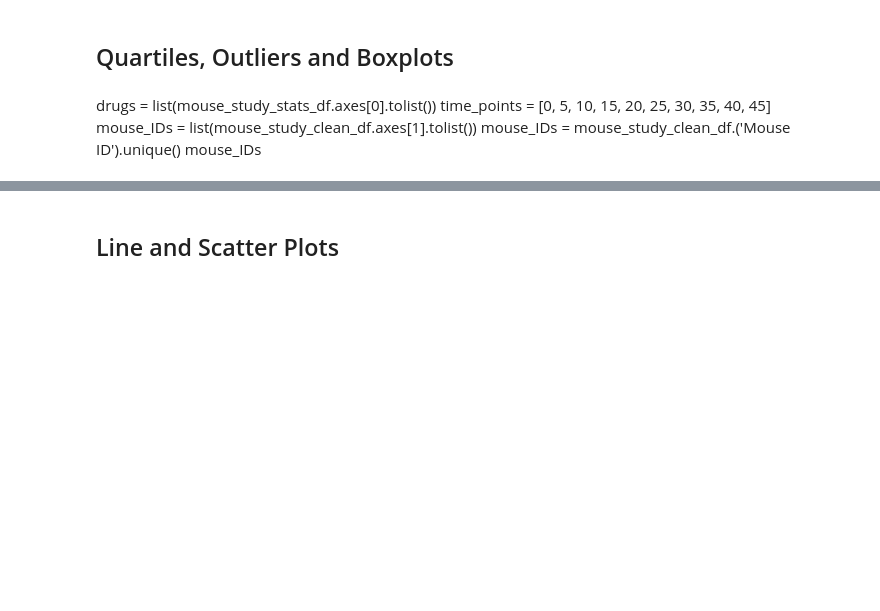
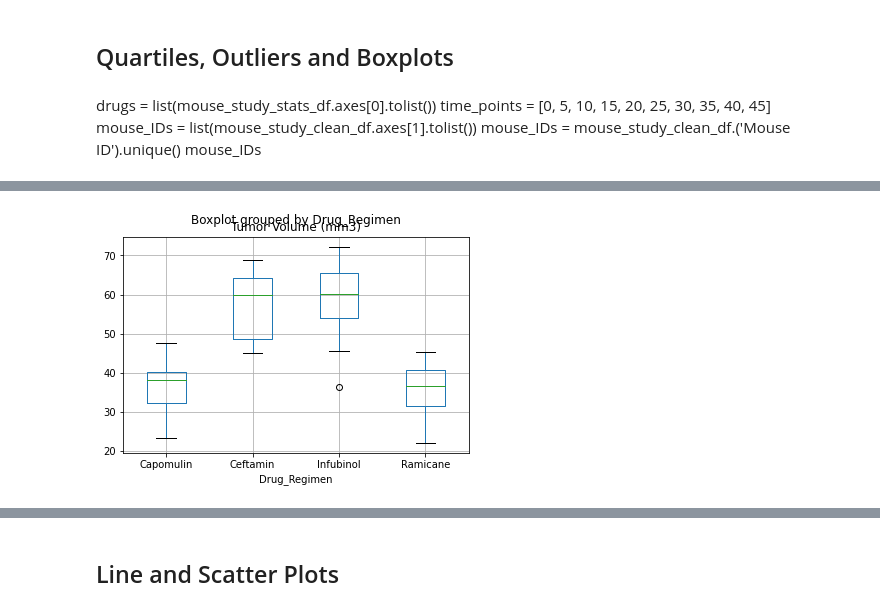
Before and after one commit to bjmacgreg/Pymaceuticals, a Jupyter notebook: pymaceuticals_starter.ipynb, the cells around one changed output, grey strips where cells are left out. Saved outputs shown, nothing was run; the diff lists cells and outputs as text; code cells hidden in the pictures; blank space fills up the shorter version.

```diff
--- a/pymaceuticals_starter.ipynb
+++ b/pymaceuticals_starter.ipynb
@@ -327,32 +328,49 @@ best_drugs_final_timepoints_df
 # %%
 #Using Matplotlib, generate a box and whisker plot of the final tumor volume for all four treatment regimens
 #and highlight any potential outliers in the plot by changing their color and style.
 
 #Hint**: All four box plots should be within the same figure. Use this [Matplotlib documentation page]
 #(https://matplotlib.org/gallery/pyplots/boxplot_demo_pyplot.html#sphx-glr-gallery-pyplots-boxplot-demo-pyplot-py)
 #for help with changing the style of the outliers.
+#tumor_size_boxplot = best_drugs_final_timepoints_df.boxplot(column="Tumor Volume (mm3)")
+tumor_size_boxplot = best_drugs_final_timepoints_df.boxplot(column="Tumor Volume (mm3)", by="Drug_Regimen")
 
-
-
-
-best_drugs_final_timepoints_df
+#best_drugs_final_timepoints_df.boxplot(column="Tumor Volume (mm3)", by="Drug_Regimen", ax=None, fontsize=None, rot=0, grid=True, figsize=None, layout=None, return_type=None, **kwds)
 
 
 
 # Put treatments into a list for for loop (and later for plot labels)
-best_drugs_list = ['Capomulin', 'Ramicane', 'Infubinol', 'Ceftamin']
+#best_drugs_list = ['Capomulin', 'Ramicane', 'Infubinol', 'Ceftamin']
 # Create empty list to fill with tumor vol data (for plotting)
-tumor_volume = []
+#tumor_volume = []
 
 # Calculate the IQR and quantitatively determine if there are any potential outliers.
 
 
     # Locate the rows which contain mice on each drug and get the tumor volumes
 
 
     # add subset
 
 
     # Determine outliers using upper and lower bounds
+#quartiles = temperatures.quantile([.25,.5,.75])
+
+#quartiles = temperatures.quantile([.25,.5,.75])
+#lowerq = quartiles[0.25]
+#upperq = quartiles[0.75]
+#iqr = upperq-lowerq
+
+#print(f"The lower quartile of temperatures is: {lowerq}")
+#print(f"The upper quartile of temperatures is: {upperq}")
+#print(f"The interquartile range of temperatures is: {iqr}")
+#print(f"The the median of temperatures is: {quartiles[0.5]} ")
+
+#lower_bound = lowerq - (1.5*iqr)
+#upper_bound = upperq + (1.5*iqr)
+#print(f"Values below {lower_bound} could be outliers.")
+#print(f"Values above {upper_bound} could be outliers.")
+# %% [output]
+[figure, added]
 # %%
 # Generate a box plot of the final tumor volume of each mouse across four regimens of interest
```
Also changed, not shown: parts of 2 cells of this notebook.
